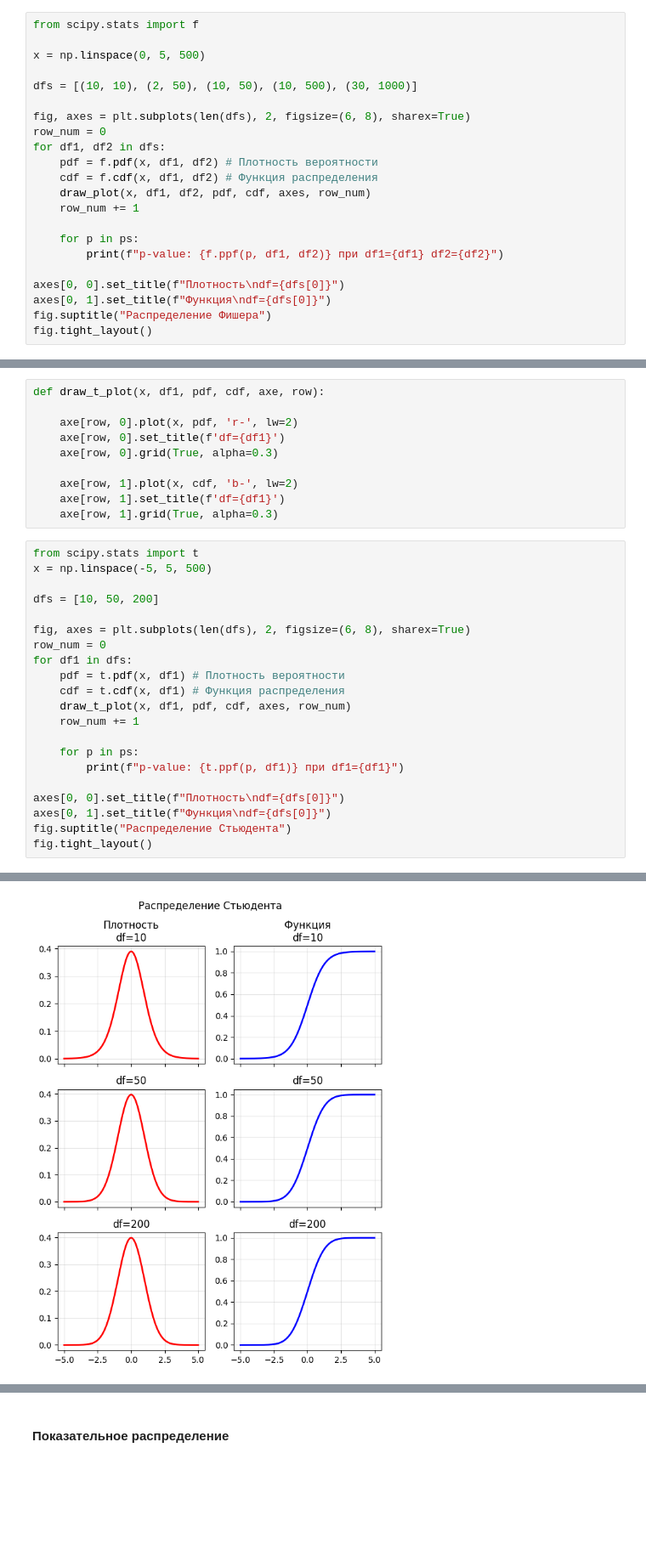
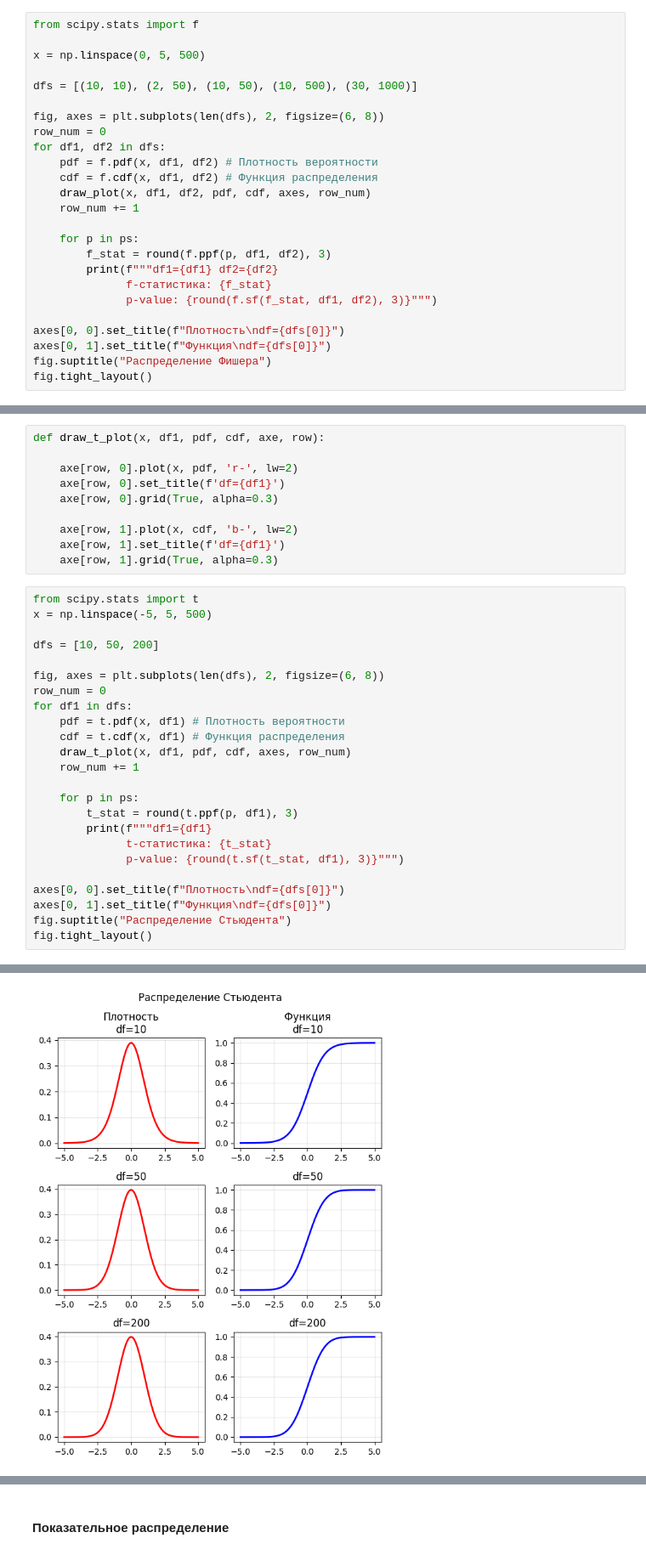
Before and after one commit to temich91/ml-uust, a Jupyter notebook: lab1/part1.ipynb, the cells around one changed output, grey strips where cells are left out. Shown at 85% size. Drawn from its saved outputs; the diff is of its cells as text; blank space fills up the shorter version.

```diff
--- a/lab1/part1.ipynb
+++ b/lab1/part1.ipynb
@@ -92,7 +95,7 @@ x = np.linspace(0, 5, 500)
 
 dfs = [(10, 10), (2, 50), (10, 50), (10, 500), (30, 1000)]
 
-fig, axes = plt.subplots(len(dfs), 2, figsize=(6, 8), sharex=True)
+fig, axes = plt.subplots(len(dfs), 2, figsize=(6, 8))
 row_num = 0
 for df1, df2 in dfs:
     pdf = f.pdf(x, df1, df2) # Плотность вероятности
@@ -101,7 +104,10 @@ for df1, df2 in dfs:
     row_num += 1
 
     for p in ps:
-        print(f"p-value: {f.ppf(p, df1, df2)} при df1={df1} df2={df2}")
+        f_stat = round(f.ppf(p, df1, df2), 3)
+        print(f"""df1={df1} df2={df2}
+              f-статистика: {f_stat}
+              p-value: {round(f.sf(f_stat, df1, df2), 3)}""")
 
 axes[0, 0].set_title(f"Плотность\ndf={dfs[0]}")
 axes[0, 1].set_title(f"Функция\ndf={dfs[0]}")
@@ -144,7 +152,7 @@ x = np.linspace(-5, 5, 500)
 
 dfs = [10, 50, 200]
 
-fig, axes = plt.subplots(len(dfs), 2, figsize=(6, 8), sharex=True)
+fig, axes = plt.subplots(len(dfs), 2, figsize=(6, 8))
 row_num = 0
 for df1 in dfs:
     pdf = t.pdf(x, df1) # Плотность вероятности
@@ -153,7 +161,10 @@ for df1 in dfs:
     row_num += 1
 
     for p in ps:
-        print(f"p-value: {t.ppf(p, df1)} при df1={df1}")
+        t_stat = round(t.ppf(p, df1), 3)
+        print(f"""df1={df1}
+              t-статистика: {t_stat}
+              p-value: {round(t.sf(t_stat, df1), 3)}""")
 
 axes[0, 0].set_title(f"Плотность\ndf={dfs[0]}")
 axes[0, 1].set_title(f"Функция\ndf={dfs[0]}")
@@ -172,2 +191,2 @@ p-value: 2.3451370822594684 при df1=200
-[figure, old version]
+[figure, new version]
 # %% [markdown]
```
Also changed, not shown: parts of 12 cells of this notebook, 2 other files.
